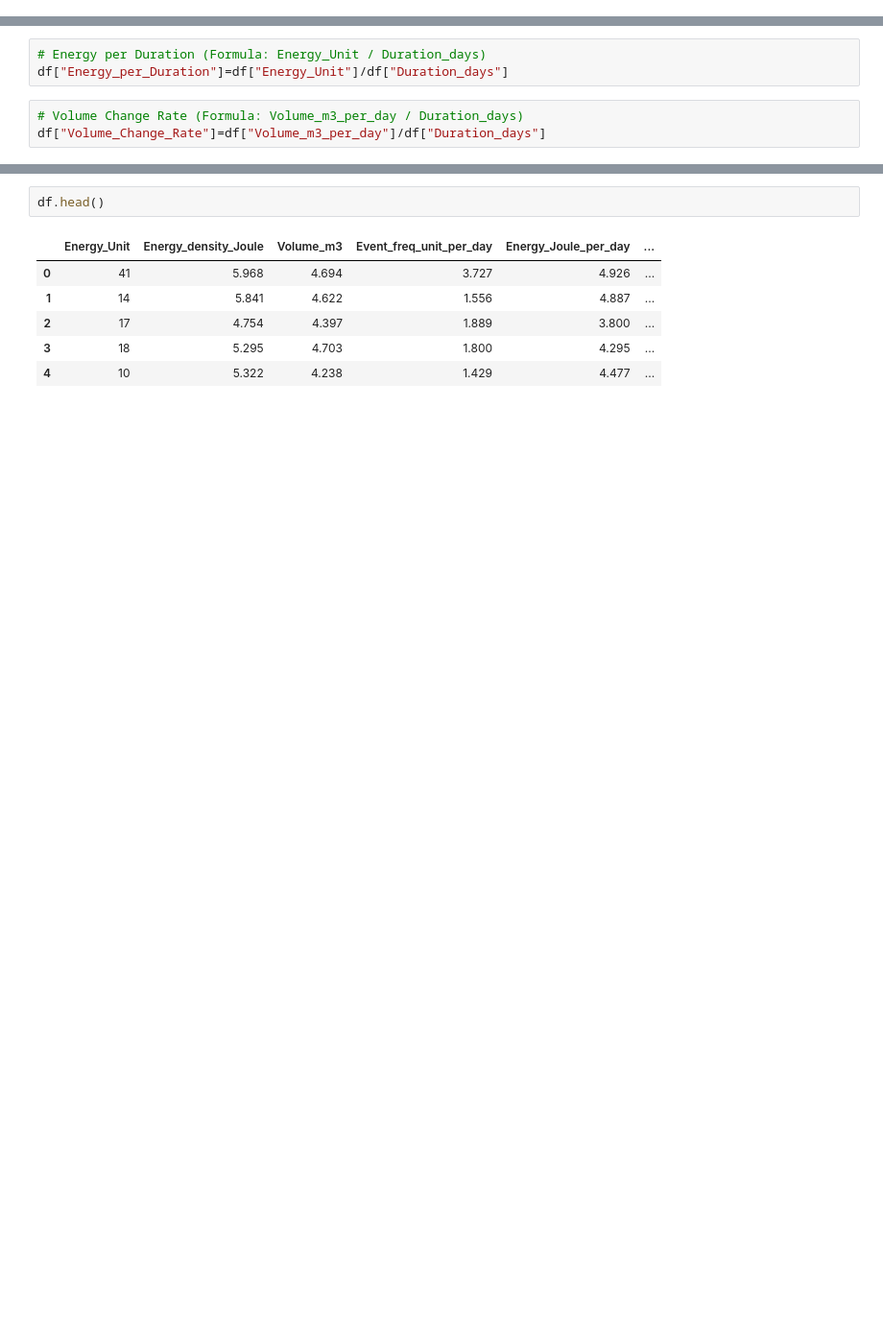
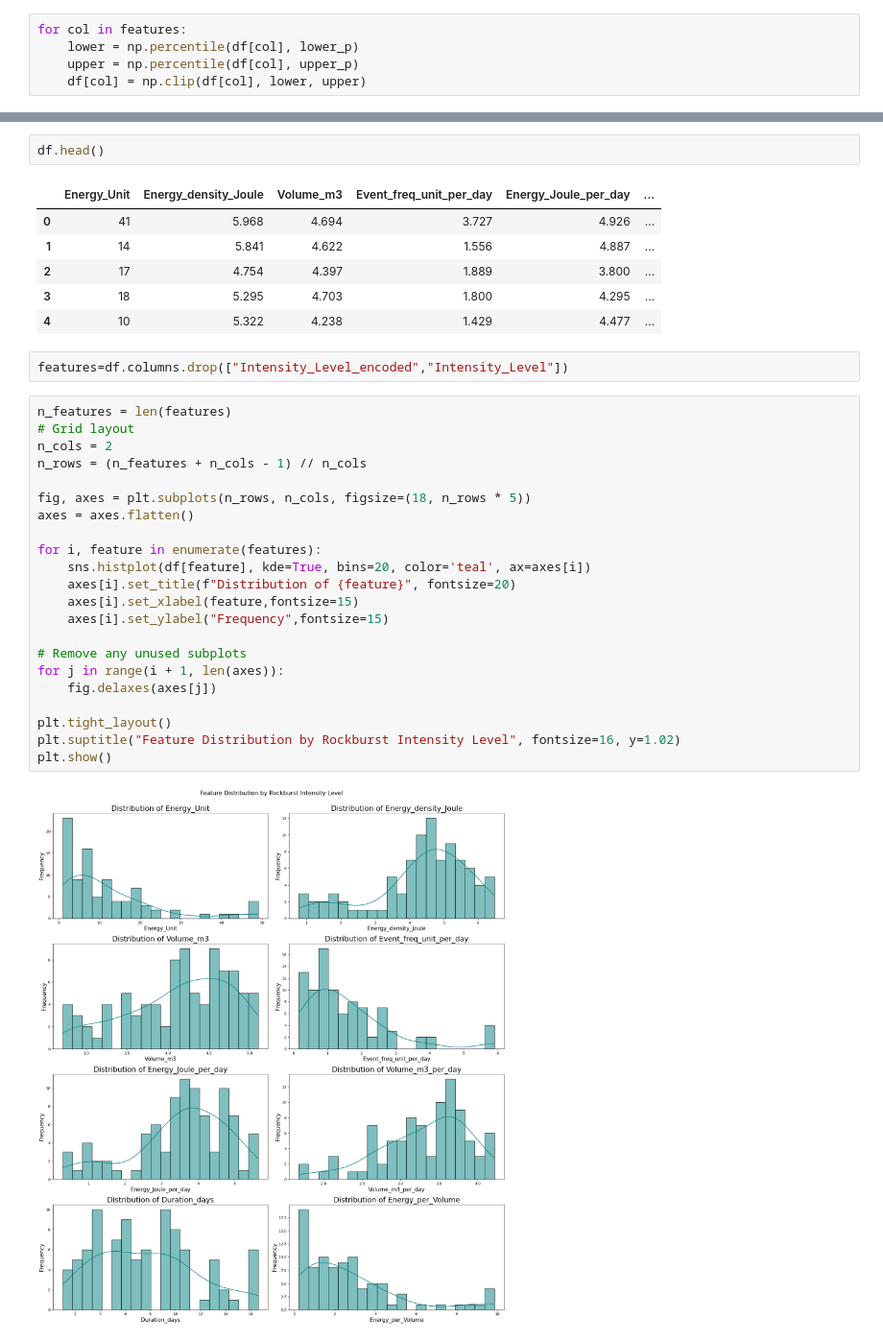
Before and after one commit to aliirshad3098/RockBurst_Prediction_In_Tunnel, a Jupyter notebook: cleaning_data.ipynb, the cells around one changed output, grey strips where cells are left out. Shown at 96% size. Drawn from its saved outputs; the diff is of its cells as text; blank space fills up the shorter version.

```diff
--- a/cleaning_data.ipynb
+++ b/cleaning_data.ipynb
@@ -132,0 +151,5 @@ df.describe()
+# %%
+for col in features:
+    lower = np.percentile(df[col], lower_p)
+    upper = np.percentile(df[col], upper_p)
+    df[col] = np.clip(df[col], lower, upper)
@@ -135,10 +170,4 @@ df.describe()
 # %%
 # Energy per Volume  (Formula: Energy_Unit / Volume_m3)
 df["Energy_per_Volume"]=df["Energy_Unit"]/df["Volume_m3"]
-# %%
-# Energy per Duration (Formula: Energy_Unit / Duration_days)
-df["Energy_per_Duration"]=df["Energy_Unit"]/df["Duration_days"]
-# %%
-# Volume Change Rate (Formula: Volume_m3_per_day / Duration_days)
-df["Volume_Change_Rate"]=df["Volume_m3_per_day"]/df["Duration_days"]
 # %%
@@ -153,3 +182,29 @@ df.head()
 | 2 | 17 | 4.754 | 4.397 | 1.889 | 3.800 | ... |
 | 3 | 18 | 5.295 | 4.703 | 1.800 | 4.295 | ... |
 | 4 | 10 | 5.322 | 4.238 | 1.429 | 4.477 | ... |
+# %%
+features=df.columns.drop(["Intensity_Level_encoded","Intensity_Level"])
+# %%
+n_features = len(features)
+# Grid layout
+n_cols = 2
+n_rows = (n_features + n_cols - 1) // n_cols
+
+fig, axes = plt.subplots(n_rows, n_cols, figsize=(18, n_rows * 5))
+axes = axes.flatten()
+
+for i, feature in enumerate(features):
+    sns.histplot(df[feature], kde=True, bins=20, color='teal', ax=axes[i])
+    axes[i].set_title(f"Distribution of {feature}", fontsize=20)
+    axes[i].set_xlabel(feature,fontsize=15)
+    axes[i].set_ylabel("Frequency",fontsize=15)
+
+# Remove any unused subplots
+for j in range(i + 1, len(axes)):
+    fig.delaxes(axes[j])
+
+plt.tight_layout()
+plt.suptitle("Feature Distribution by Rockburst Intensity Level", fontsize=16, y=1.02)
+plt.show()
+# %% [output]
+[figure, added]
```
Also changed, not shown: parts of 7 cells of this notebook.
